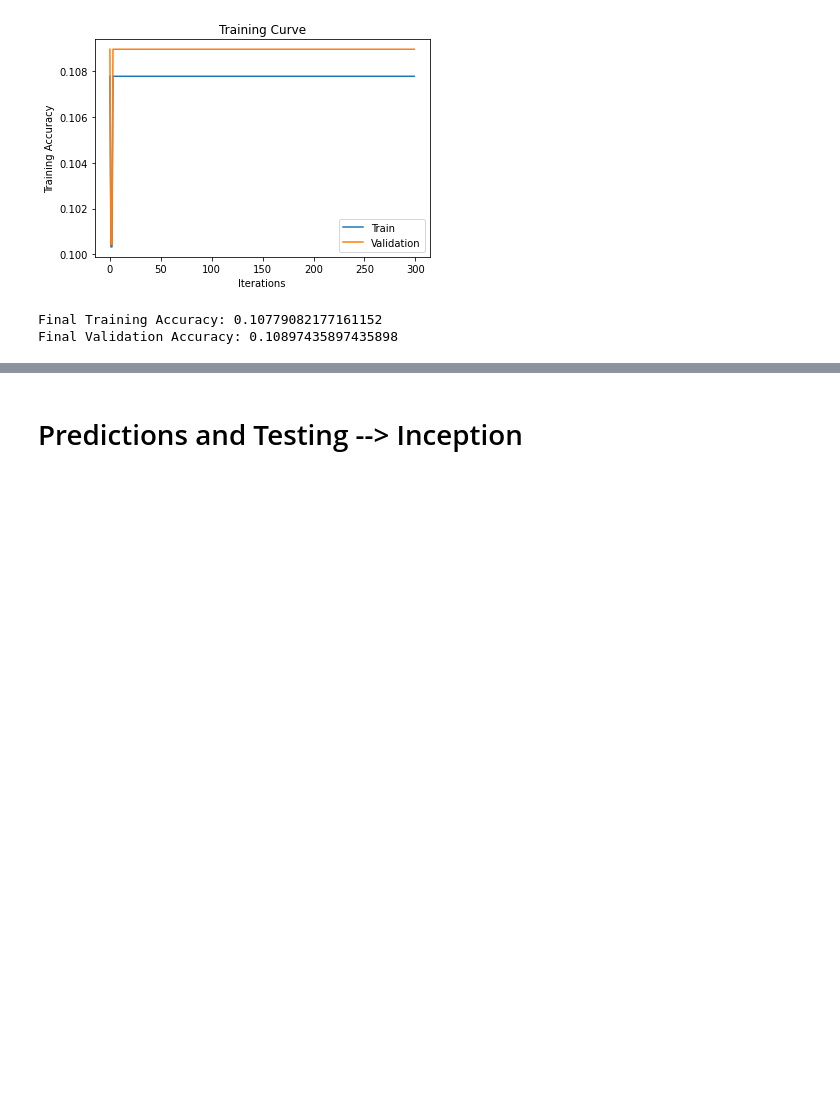
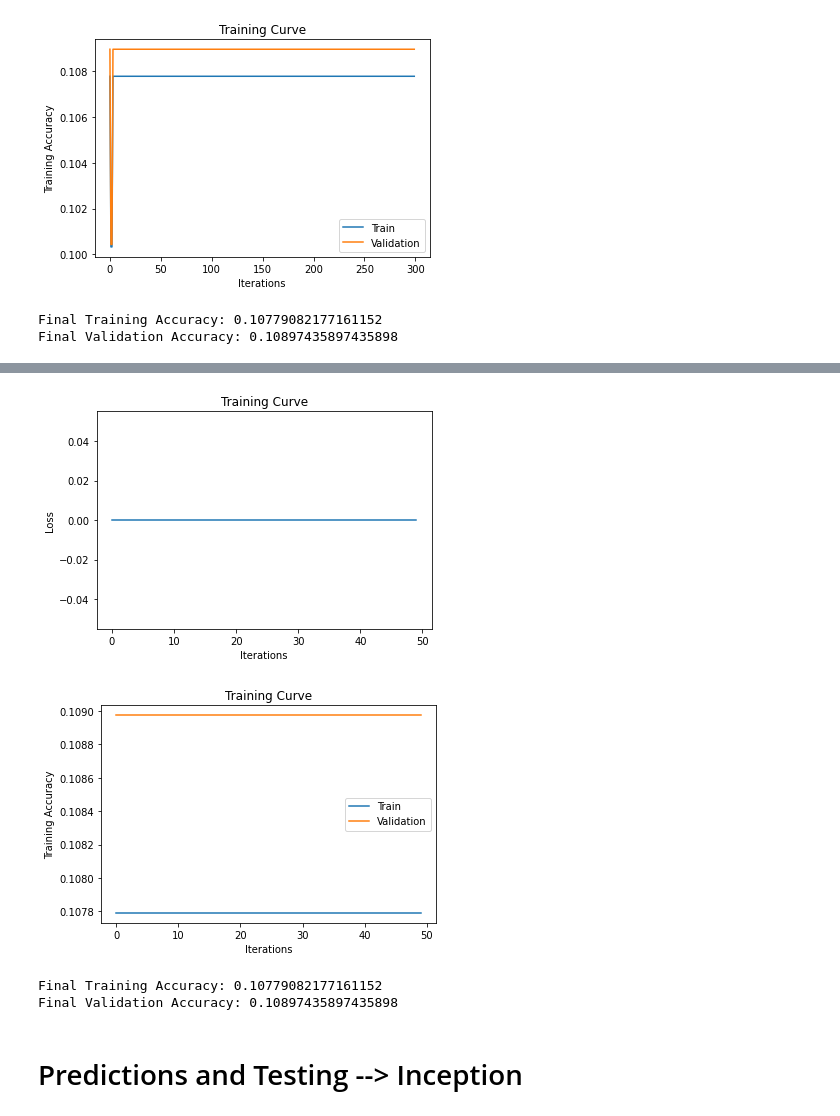
Before and after one commit to rozariot/Waste-Classification-Project, a Jupyter notebook: WasteClassificationProject.ipynb, the cells around one changed output, grey strips where cells are left out. Drawn from its saved outputs; the diff is of its cells as text; code cells hidden in the pictures; blank space fills up the shorter version.

```diff
--- a/WasteClassificationProject.ipynb
+++ b/WasteClassificationProject.ipynb
@@ -721,3 +706,9 @@ Epoch 300: Train accuracy: 0.10779082177161152, Training Loss: 0.008141732774674
 [figure]
 Final Training Accuracy: 0.10779082177161152
 Final Validation Accuracy: 0.10897435897435898
+# %%
+res152_6 = Waste_Classifier_One_Linear_Layer(name="overfit_Res", hidden_size=2048*1*1)
+if use_cuda and torch.cuda.is_available():
+  res152_6 = res152_6.cuda()
+train(res152_6, feature_train_set, feature_val_set, batch_size=15, num_epochs=50, learning_rate=0.001)
+# %% [output]
@@ -724,3 +732,7 @@ Final Validation Accuracy: 0.10897435897435898
+[figure, added]
+[figure, added]
+Final Training Accuracy: 0.10779082177161152
+Final Validation Accuracy: 0.10897435897435898
 # %% [markdown]
 # Predictions and Testing --> Inception
 # %% [markdown]
```
Also changed, not shown: parts of 8 cells of this notebook.
